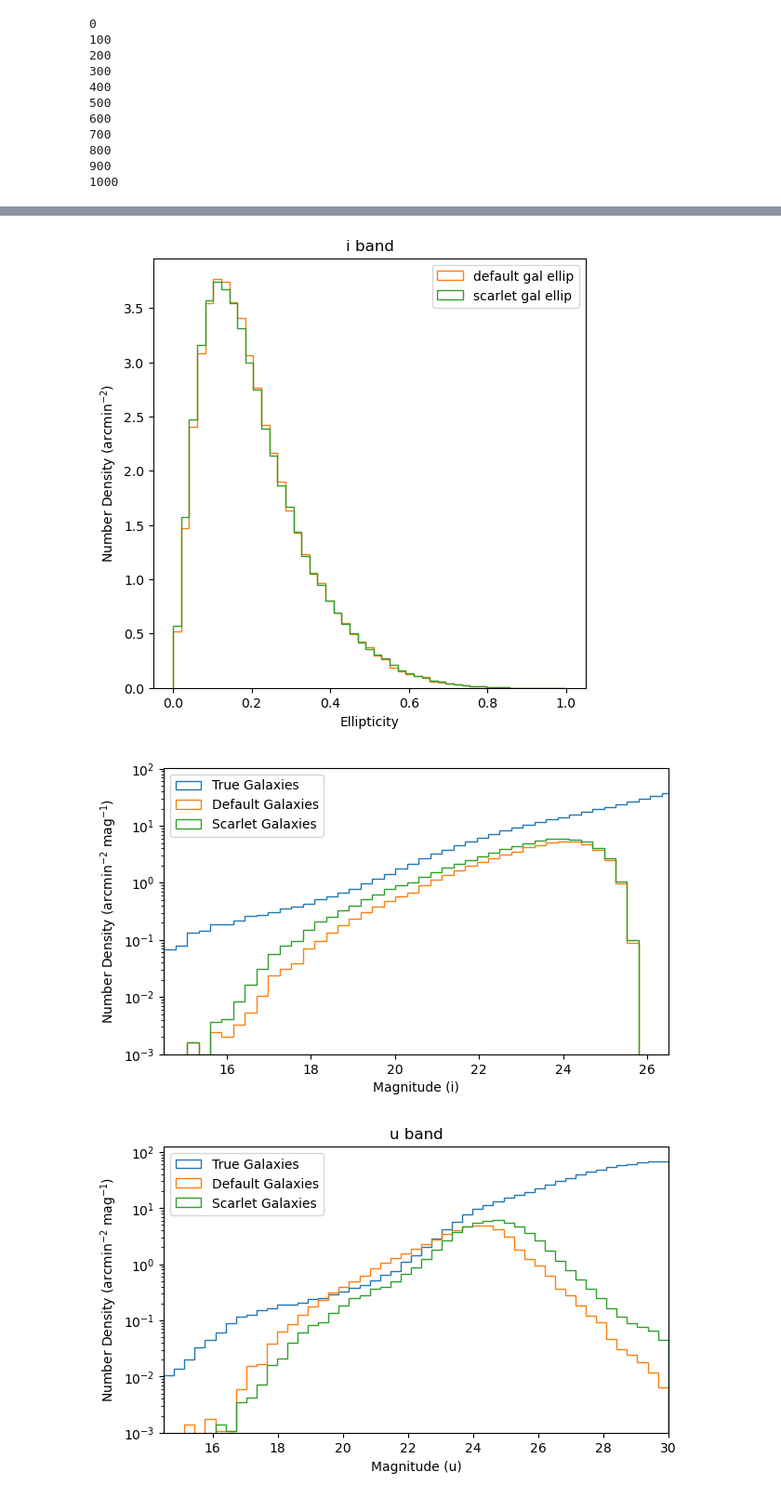
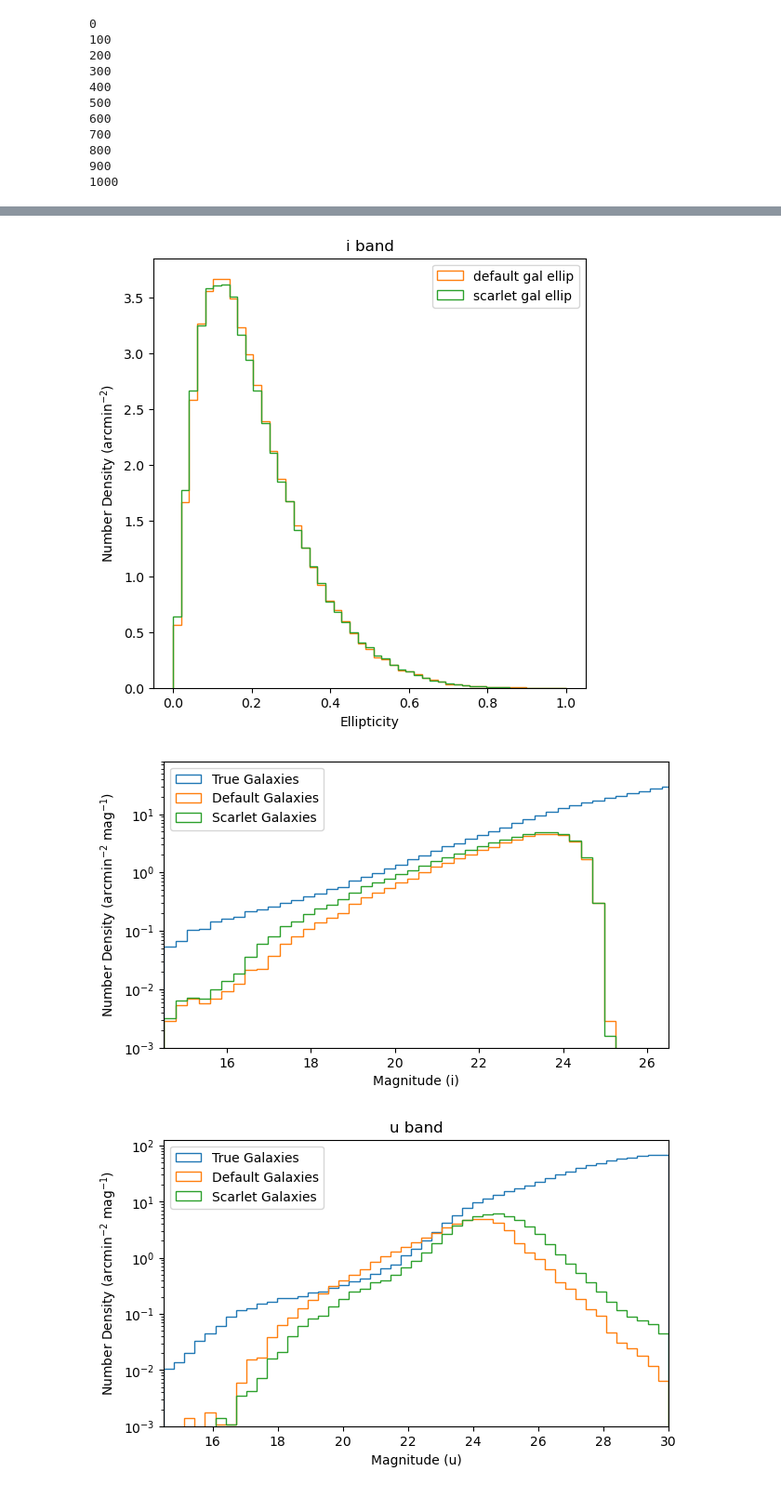
Before and after one commit to philipladuca24/LSST-SimCatVal, a Jupyter notebook: LSST-SimCatVal/full_run_plots.ipynb, the cells around one changed output, grey strips where cells are left out. Shown at 93% size. Cells and saved outputs as stored; diff of their text form; code cells hidden in the pictures.

```diff
--- a/LSST-SimCatVal/full_run_plots.ipynb
+++ b/LSST-SimCatVal/full_run_plots.ipynb
@@ -103,6 +103,9 @@ PHOT_COLUMNS = [
     'modelfit_CModel_instFlux',
     'modelfit_CModel_instFluxErr',
     'modelfit_CModel_flag',
+    'ext_gaap_GaapFlux_1_15x_Optimal_instFlux',
+    'ext_gaap_GaapFlux_1_15x_Optimal_instFluxErr',
+    'ext_gaap_GaapFlux_flag',
 ]
 # %%
 bands = 'ugrizy'
@@ -243,12 +232,12 @@ true_cats = {
 with open(f'/hildafs/home/pladuca/main/lsst-sim-package/LSST-SimCatVal/LSST-SimCatVal/outputs/true_cat_{folder}.pkl', "wb") as f:
     pickle.dump(true_cats, f)
 # %%
-# with open(f'/hildafs/home/pladuca/main/lsst-sim-package/LSST-SimCatVal/LSST-SimCatVal/outputs/full_cat_v6.pkl', "rb") as f:
-#     full_cats = pickle.load(f)
-# with open(f'/hildafs/home/pladuca/main/lsst-sim-package/LSST-SimCatVal/LSST-SimCatVal/outputs/true_cat_v6.pkl', "rb") as f:
-#     true_cats = pickle.load(f)
-# with open(f'/hildafs/home/pladuca/main/lsst-sim-package/LSST-SimCatVal/LSST-SimCatVal/outputs/full_cat_vdiffnew.pkl', "rb") as f:
-#     full_cats_n = pickle.load(f)
+with open(f'/hildafs/home/pladuca/main/lsst-sim-package/LSST-SimCatVal/LSST-SimCatVal/outputs/forced_cat_{folder}.pkl', "rb") as f:
+    full_cats = pickle.load(f)
+with open(f'/hildafs/home/pladuca/main/lsst-sim-package/LSST-SimCatVal/LSST-SimCatVal/outputs/true_cat_{folder}.pkl', "rb") as f:
+    true_cats = pickle.load(f)
+with open(f'/hildafs/home/pladuca/main/lsst-sim-package/LSST-SimCatVal/LSST-SimCatVal/outputs/forced_s_cat_{folder}.pkl', "rb") as f:
+    full_cats_s = pickle.load(f)
 # with open(f'/hildafs/home/pladuca/main/lsst-sim-package/LSST-SimCatVal/LSST-SimCatVal/outputs/true_cat_vdiffnew.pkl', "rb") as f:
 #     true_cats_n = pickle.load(f)
 # %%
@@ -267,9 +256,12 @@ def get_stellar_locust(cat):
     mag = -2.5 * np.log10(temp['modelfit_CModel_instFlux_i']) + 31.4
     size = (temp['base_SdssShape_xx']*temp['base_SdssShape_yy'] - temp['base_SdssShape_xy']**2)**0.25
 
-    up = 2.25
-    down = 1.95
-    cut = 21.5
+    # up = 2.25
+    # down = 1.95
+    # cut = 21.5
+    up = 2.3
+    down = 2
+    cut = 21
 
     plt.scatter(mag, size, s=0.5, alpha=0.5)
     plt.axhline(up, c='r')
@@ -378,39 +370,39 @@ plt.title(f'i band')
 # plt.yscale('log')
 plt.show()
 # %% [output]
-[figure, old version]
+[figure, new version]
 # %%
 gal_meas = gals[(gals['base_PsfFlux_instFlux_i']/gals['base_PsfFlux_instFluxErr_i'] >= 10)]
 gal_meas_ = gals_[(gals_['base_PsfFlux_instFlux_i']/gals_['base_PsfFlux_instFluxErr_i'] >= 10)]
 
-gal_true = true_cats[b][true_cats[b]['ob_type'] == 'diff_galaxy']
+gal_true = true_cats['i'][true_cats['i']['ob_type'] == 'diff_galaxy']
 
 mag_bins = np.linspace(14.5, 28, 50)
 bin_size = mag_bins[1] - mag_bins[0]
 fig, ax = plt.subplots(1,figsize=(7,4))
 
 cut_sim_mag = -2.5 * np.log10(gal_meas['modelfit_CModel_instFlux_i']) + 31.4
 sim_weight = np.full_like(cut_sim_mag, 1/(area*bin_size))
 cut_sim_mag_n = -2.5 * np.log10(gal_meas_['modelfit_CModel_instFlux_i']) + 31.4
 sim_weight_n = np.full_like(cut_sim_mag_n, 1/(s_area*bin_size))
 true_mag = -2.5* np.log10(gal_true['flux']) + 31.4
 true_weight = np.full_like(true_mag, 1/(t_area*bin_size))
 
 # ghist_dp1, bins, _ =ax.hist(dp1['mag'], dp1['bins'], weights=dp1['weights'], histtype="step",label="Galaxies ECDFS")
 # ghist_sim, bins, _ =ax.hist(cut_sim_mag, mag_bins, weights=sim_weight, histtype="step",label='Galaxies Sim')
 # ghist_sim, bins, _ =ax.hist(true_mag, mag_bins, weights=true_weight, histtype="step",label='Galaxies Sim True')
 ghist_sim, bins, _ =ax.hist(true_mag, mag_bins,weights=true_weight, histtype="step",label='True Galaxies')
 ghist_sim, bins, _ =ax.hist(cut_sim_mag, mag_bins,weights=sim_weight, histtype="step",label='Default Galaxies')
 ghist_sim, bins, _ =ax.hist(cut_sim_mag_n, mag_bins,weights=sim_weight_n, histtype="step",label='Scarlet Galaxies')
 ax.set_xlabel("Magnitude (i)")
 ax.set_ylabel("Number Density (arcmin$^{-2}$ mag$^{-1}$)")
 ax.set_yscale('log')
 ax.legend()
 ax.set_xlim(14.5,26.5)
 ax.set_ylim(10e-4)
 plt.show()
 # %% [output]
-[figure, old version]
+[figure, new version]
 # %%
 def gen_mag_plot(b, gals, gals_, true_cats):
     gal_meas = gals[(gals['base_PsfFlux_instFlux_i']/gals['base_PsfFlux_instFluxErr_i'] >= 10)]
```
Also changed, not shown: parts of 8 cells of this notebook, 3 other files.
